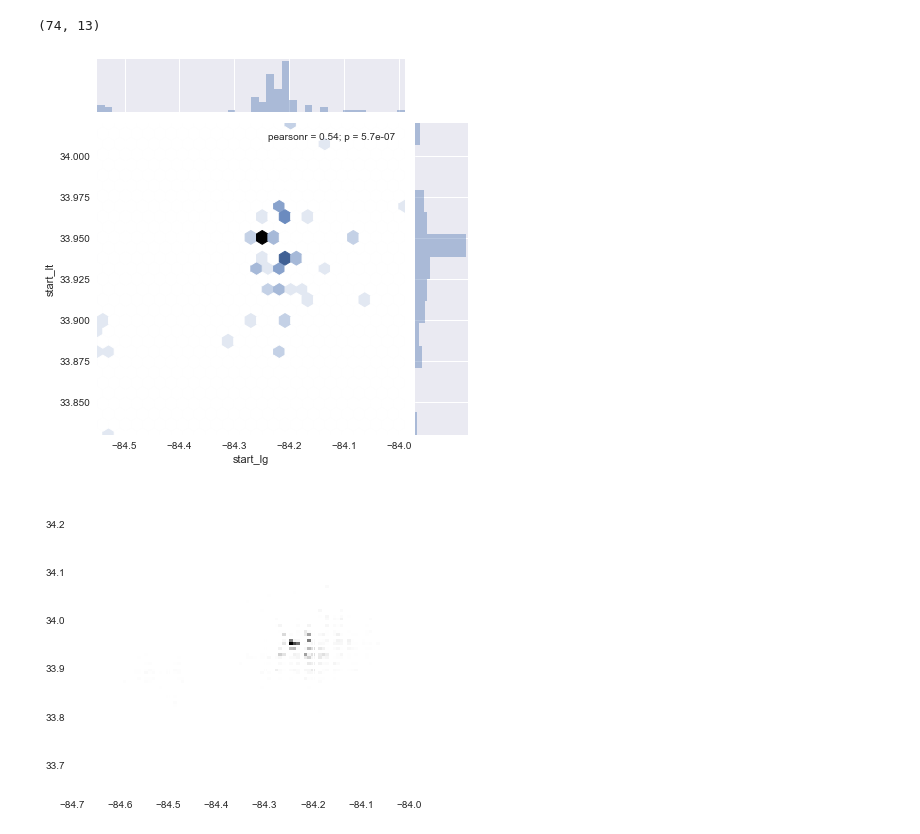
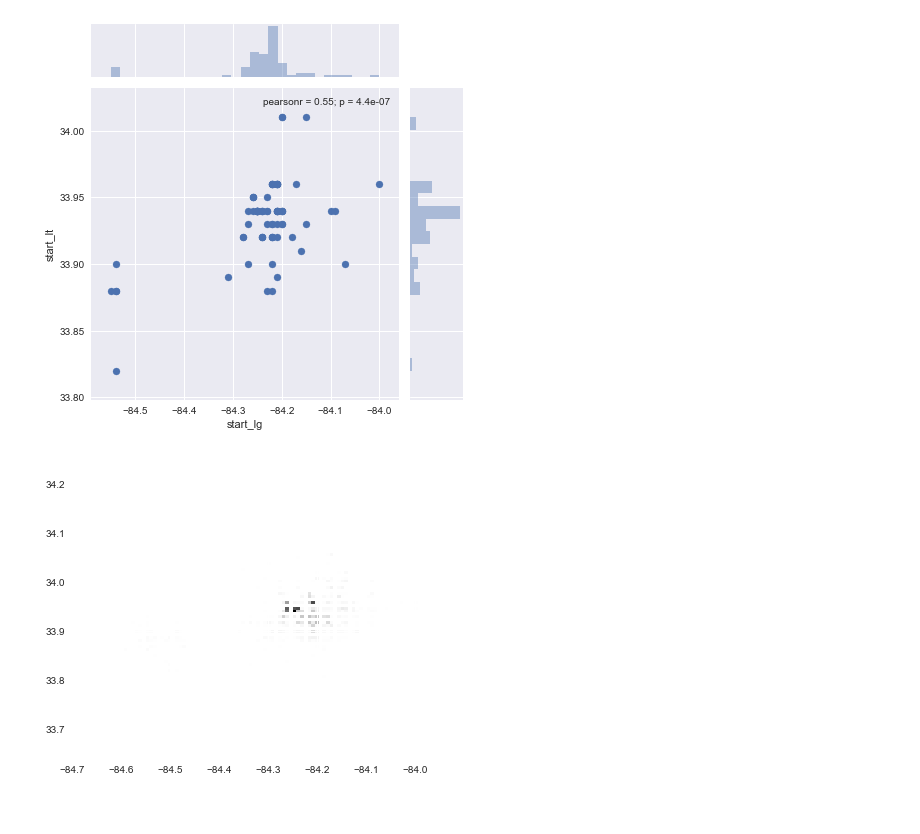
Before and after one commit to jingruli11/capstone, a Jupyter notebook: Clustering.ipynb, the cells around one changed output. Saved outputs shown, nothing was run; the diff lists cells and outputs as text; code cells hidden in the pictures.

Commit message:
Commit 4
Clustering updates and graphs

```diff
--- a/Clustering.ipynb
+++ b/Clustering.ipynb
@@ -15,7 +15,7 @@ df.head()
 | 3 | RES-Q1GCJA | LA Fitness, Jimmy Carter Boulevar... | 1 | 573f75b7e0588bc00d12790e | standard | 2017-06-08T20:04:00.000Z | 33.947417 | -84.241758 | ... |
 | 4 | RES-Q1G54R | Little Caesars Pizza, Holcomb Bri... | 2 | 58dd445eb47957072ebe26ae | standard | 2017-06-08T20:01:00.000Z | 33.952770 | -84.241511 | ... |
 # %%
-df[['start_lt', 'start_lg', 'end_lt', 'end_lg']] = df[['start_lt', 'start_lg', 'end_lt', 'end_lg']].floor(decimals = 2)
+df[['start_lt', 'start_lg', 'end_lt', 'end_lg']] = df[['start_lt', 'start_lg', 'end_lt', 'end_lg']].apply(lambda x: np.floor(x*100)/100)
 
 df.head()
 # %% [output]
@@ -39,12 +39,11 @@ df.head()
 # %%
 df_mon_09 = df[(df['dayofweek'] == 'Monday') & (df['hourofday'] == 9)]
-# %% [output]
-(74, 13)
 # %%
-sns.jointplot(x=df_mon_09['start_lg'], y=df['start_lt'], kind='hex')
+hex_plot = sns.jointplot(x=df_mon_09['start_lg'], y=df['start_lt'])
+hex_plot.savefig("output3.png")
 plt.show()
 # %% [output]
-[figure, old version]
+[figure, new version]
 # %%
 heatmap, xedges, yedges = np.histogram2d(df['start_lg'], df['start_lt'], bins=(100,100))
 extent = [xedges[0], xedges[-1], yedges[0], yedges[-1]]
@@ -53,7 +52,7 @@ plt.clf()
 plt.imshow(heatmap.T, extent=extent, origin='lower')
 plt.show()
 # %% [output]
-[figure, old version]
+[figure, new version]
 # %%
 df_mon_09['startLoc'] = df_mon_09['start_lg'].astype(str) + ', ' + df_mon_09['start_lt'].astype(str)
 df_mon_09['startLoc'].value_counts()
```
Also changed, not shown: parts of 3 cells of this notebook, 3 other files.
